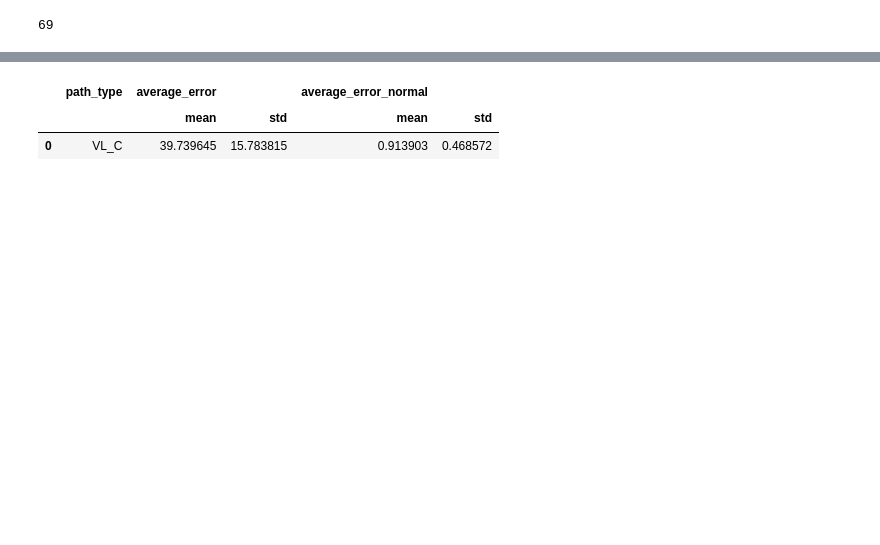
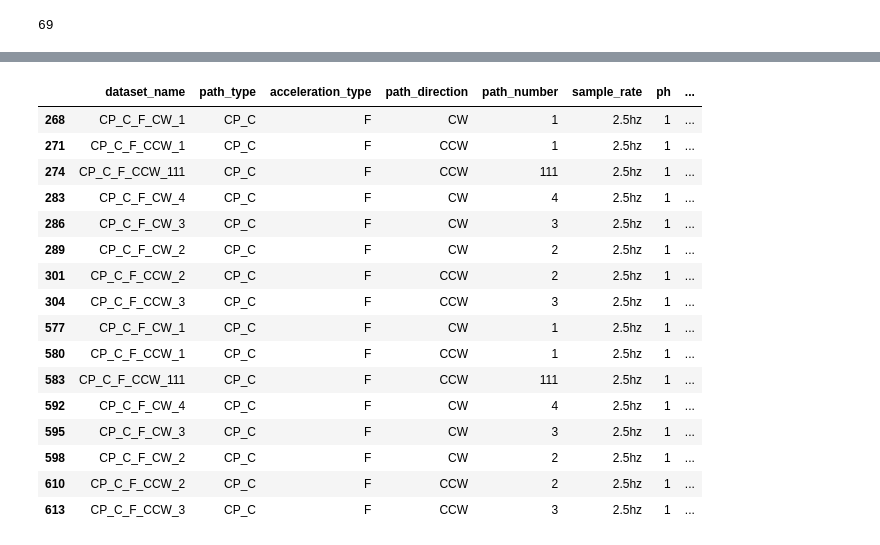
Before and after one commit to spourasgari/motion_predictor, a Jupyter notebook: CTRV_pred.ipynb, the cells around one changed output, grey strips where cells are left out. Drawn from its saved outputs; the diff is of its cells as text; code cells hidden in the pictures; blank space fills up the shorter version.

```diff
--- a/CTRV_pred.ipynb
+++ b/CTRV_pred.ipynb
@@ -14,6 +14,7 @@ output_dir = f"/home/sina/env_prediction_project/trajectory_detection/Recorded D
 data_path = os.path.join(output_dir, "pose_waypoints_sampled_10hz_clean.csv")
 data_path_2 = os.path.join(output_dir, "pose_waypoints_sampled_2.5hz_clean.csv")
 plot_2 = False
+speed_avg = True
 
 # data_path = os.path.join(output_dir, "pose_waypoints_full.csv")
 # %%
@@ -52,7 +53,7 @@ results_df = pd.DataFrame()
 pedestrian_ids = np.unique(gt_array[:, 1])
 predictions = {}
 
-ph = 4
+ph = 1
 
 for ped_id in pedestrian_ids:
     # Filter data for the current pedestrian
@@ -87,10 +88,8 @@ for ped_id in pedestrian_ids:
         theta1 = np.arctan2(y1 - y0, x1 - x0)
         theta2 = np.arctan2(y2 - y1, x2 - x1)
 
-        # Convert theta to degrees
-        theta1_1 = np.degrees(theta1)
-        theta2_2 = np.degrees(theta2)
-        # print('*******', theta1_1, theta2_2)
+        print(np.degrees(theta1), np.degrees(theta2))
+
 
         # Compute yaw rate and velocity
         dtheta = theta2 - theta1
@@ -98,8 +97,10 @@ for ped_id in pedestrian_ids:
         # print(np.degrees(dtheta))
         omega = dtheta / dt2
 
-        # v = (np.sqrt(vx2**2 + vy2**2) + np.sqrt(vx1**2 + vy1**2))/2
-        v = np.sqrt(vx2**2 + vy2**2)
+        if speed_avg:
+            v = (np.sqrt(vx2**2 + vy2**2) + np.sqrt(vx1**2 + vy1**2))/2
+        else:
+            v = np.sqrt(vx2**2 + vy2**2)
 
 
         ### PREDICTION PART ###
@@ -177,7 +195,7 @@ for ped_id in pedestrian_ids:
         j = 2
         for pred in predictions[ped_id]:
             t_pred, ped_id_pred, x_pred, y_pred = pred
-
+            plt.text(x_pred + 5, y_pred + 5, f"({x_pred:.1f}, {y_pred:.1f})", fontsize=6, color="red")
             plt.plot([x_gt[j], x_pred], [y_gt[j], y_pred], color=np.random.rand(3,),
                      marker="x", linestyle='dotted')
             j += 1
@@ -196,8 +214,8 @@ for ped_id in np.unique(gt_array[:, 1]):
     plt.scatter(x_gt[0], y_gt[0], color="green", s=25, label=f"Start Position (Ped {int(ped_id)})")
     plt.scatter(x_gt[-1], y_gt[-1], color="blue", s=25, label=f"End Position (Ped {int(ped_id)})")
 
-plt.gca().invert_yaxis()  # Invert Y to match video coordinates
-plt.gca().invert_xaxis()  # Invert X to match video coordinates
+# plt.gca().invert_yaxis()  # Invert Y to match video coordinates
+# plt.gca().invert_xaxis()  # Invert X to match video coordinates
 
 # Titles and labels
 plt.title(f"GT vs. Prediction of {file_name}")
@@ -475,14 +661,35 @@ results_df
 # %%
 results_df.to_csv("results_df.csv", index=False)
 # %%
-# results_df_filtered = results_df[results_df['sample_rate'] == '10hz']
-results_df.groupby([
-    'path_type',
-    # 'acceleration_type',
-    # 'sample_rate'
-                    ]).agg({'average_error': ['mean', 'std'],
-    'average_error_normal': ['mean', 'std']}).reset_index()
+results_df_filtered = results_df[
+    (results_df['sample_rate'].isin(['2.5hz'])) &
+    (results_df['ph'] == 1) &
+    (results_df['acceleration_type'] == 'F') &
+    (results_df['path_type'] == 'CP_C')
+    ]
+
+results_df_filtered
+# results_df.groupby([
+#     'path_type',
+#     # 'acceleration_type',
+#     'sample_rate'
+#                     ]).agg({'average_error': ['mean', 'std'],
+#     'average_error_normal': ['mean', 'std']}).reset_index()
 # %% [output]
-|  | path_type | average_error |  | average_error_normal |  |
-|  |  | mean | std | mean | std |
-| 0 | VL_C | 39.739645 | 15.783815 | 0.913903 | 0.468572 |
+|  | dataset_name | path_type | acceleration_type | path_direction | path_number | sample_rate | ph | ... |
+| 268 | CP_C_F_CW_1 | CP_C | F | CW | 1 | 2.5hz | 1 | ... |
+| 271 | CP_C_F_CCW_1 | CP_C | F | CCW | 1 | 2.5hz | 1 | ... |
+| 274 | CP_C_F_CCW_111 | CP_C | F | CCW | 111 | 2.5hz | 1 | ... |
+| 283 | CP_C_F_CW_4 | CP_C | F | CW | 4 | 2.5hz | 1 | ... |
+| 286 | CP_C_F_CW_3 | CP_C | F | CW | 3 | 2.5hz | 1 | ... |
+| 289 | CP_C_F_CW_2 | CP_C | F | CW | 2 | 2.5hz | 1 | ... |
+| 301 | CP_C_F_CCW_2 | CP_C | F | CCW | 2 | 2.5hz | 1 | ... |
+| 304 | CP_C_F_CCW_3 | CP_C | F | CCW | 3 | 2.5hz | 1 | ... |
+| 577 | CP_C_F_CW_1 | CP_C | F | CW | 1 | 2.5hz | 1 | ... |
+| 580 | CP_C_F_CCW_1 | CP_C | F | CCW | 1 | 2.5hz | 1 | ... |
+| 583 | CP_C_F_CCW_111 | CP_C | F | CCW | 111 | 2.5hz | 1 | ... |
+| 592 | CP_C_F_CW_4 | CP_C | F | CW | 4 | 2.5hz | 1 | ... |
+| 595 | CP_C_F_CW_3 | CP_C | F | CW | 3 | 2.5hz | 1 | ... |
+| 598 | CP_C_F_CW_2 | CP_C | F | CW | 2 | 2.5hz | 1 | ... |
+| 610 | CP_C_F_CCW_2 | CP_C | F | CCW | 2 | 2.5hz | 1 | ... |
+| 613 | CP_C_F_CCW_3 | CP_C | F | CCW | 3 | 2.5hz | 1 | ... |
```
Also changed, not shown: parts of 6 cells of this notebook, 3 other files.
